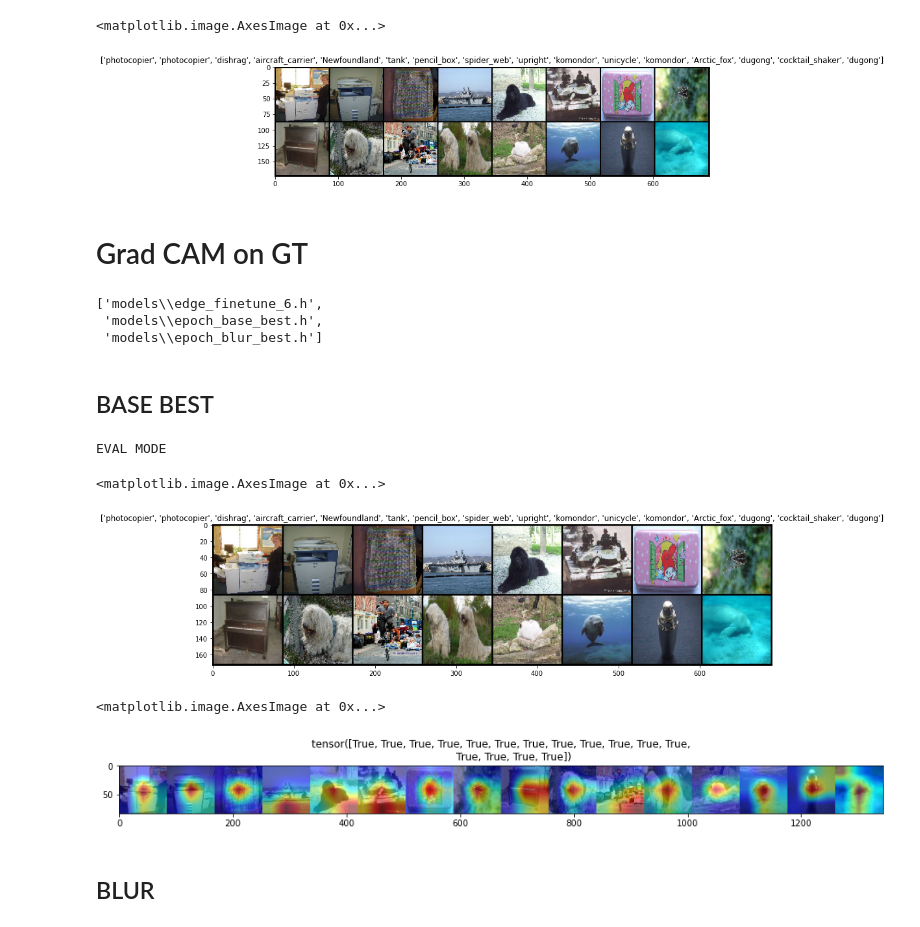
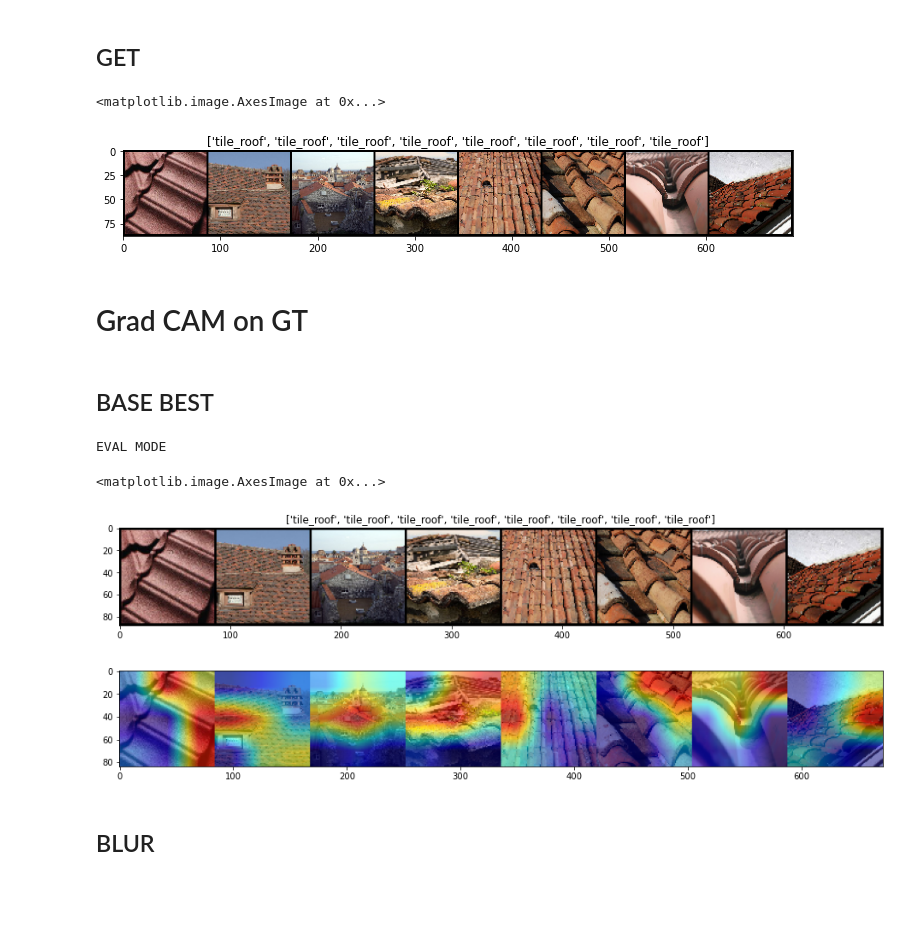
Before and after one commit to Cognitive-Systems-Laboratory/2021-AI-Highly-Cluttered-Dataset, a Jupyter notebook: metric_hyun/ImageNet-GradCAM.ipynb, the cells around one changed output. Drawn from its saved outputs; the diff is of its cells as text; code cells hidden in the pictures; blank space fills up the shorter version.

```diff
--- a/metric_hyun/ImageNet-GradCAM.ipynb
+++ b/metric_hyun/ImageNet-GradCAM.ipynb
@@ -98,19 +93,0 @@ from tqdm import tqdm()
-# %%
-correct_dict=dict()
-
-for ver in model_path:
-    model = models.resnet18(num_classes=64)
-    model.load_state_dict(torch.load(ver))
-    model.to("cuda")
-    model.eval()
-    correct_dict[os.path.basename(ver).split(".")[0]]=[]
-    with torch.no_grad():
-        for idx,(img,label) in tqdm(enumerate(val_set)):
-            img=img.unsqueeze(0).to("cuda")
-            output=model(img)
-            _, predicted = torch.max(output.data, 1)
-            if (predicted==label)[0].item():
-                correct_dict[os.path.basename(ver).split(".")[0]].append(idx)
-import pickle
-with open('saved_dictionary.pkl', 'wb') as f:
-    pickle.dump(correct_dict, f)
@@ -121,3 +94,9 @@ dict_keys(['edge_finetune_6', 'epoch_base_best', 'epoch_blur_best'])
+# %% [markdown]
+## GET
+# %%
+from tqdm import tqdm
+with open('saved_dictionary.pkl', 'rb') as f:
+     correct_dict = pickle.load(f)
 # %%
 setA=set(correct_dict['edge_finetune_6'])
 setB=set(correct_dict['epoch_base_best'])
@@ -125,25 +104,25 @@ setC=set(correct_dict['epoch_blur_best'])
 # %%
 u = set.intersection(setA, setB, setC)
 # %%
+from misc import get_labels
 import random
-random_idx=random.sample(list(u),16)
+label_name=get_labels(ds=train_set)
+u_list=[x for x in u if val_set[x][1]==labels.index("tile_roof")]
+random_idx=random.sample(list(u_list),8)
 
 IMGS=torch.stack([val_set[x][0] for x in random_idx ])
 LABELS=torch.tensor(np.stack([val_set[x][1] for x in random_idx])  )
 # %%
 import torchvision
 grid_img = torchvision.utils.make_grid(IMGS, nrow=8,normalize=True)
-data=pd.read_csv("MiniImageNet_cls.txt",sep=" ").iloc[:,0:2]
-label_dict=data.set_index('key').to_dict()['values']
-label_name=[label_dict[x] for x in  [k for k, v in train_set.class_idx.items()]]
+
 gt=[label_name[x.long()] for x in LABELS]
+plt.figure(figsize=(12,8))
+plt.title(gt)
+plt.imshow(grid_img.permute(1, 2, 0))
+# %% [output]
+<matplotlib.image.AxesImage at 0x...>
+[figure, added]
-# %%
-plt.figure(figsize=(12,8))
-plt.title(gt)
-plt.imshow(grid_img.permute(1, 2, 0))
-# %% [output]
-<matplotlib.image.AxesImage at 0x...>
-[figure, removed]
 # %% [markdown]
 # Grad CAM on GT
 # %%
@@ -151,42 +130,32 @@ target_category =LABELS.long()
 # %%
 import pandas as pd
 model_path=[os.path.join("models",x) for x in os.listdir("models")]
-# %%
-model_path
-# %% [output]
-['models\\edge_finetune_6.h',
- 'models\\epoch_base_best.h',
- 'models\\epoch_blur_best.h']
 # %% [markdown]
 ## BASE BEST
 # %%
 model = models.resnet18(num_classes=64)
 model.load_state_dict(torch.load(model_path[1]))
 target_layers = [model.layer4[-1]]
-cam = GradCAM(model=model, target_layers=target_layers, use_cuda=True)
+cam = GradCAM(model=model, target_layers=target_layers, use_cuda=True,)
 
 model.eval()
 print("EVAL MODE")
-
 grayscale_cam = cam(input_tensor=IMGS, target_category=target_category)
 output=model(IMGS.to("cuda"))
 _, predicted = torch.max(output.data, 1)
 img_numpy=np.stack([np.array(T.ToPILImage()(x*0.5+0.5)) for x in IMGS])
-imgs=np.concatenate([show_cam_on_image(img_numpy[x]/255, grayscale_cam[x], use_rgb=True) for x in range(16)],axis=1)
+imgs=np.concatenate([show_cam_on_image(img_numpy[x]/255, grayscale_cam[x], use_rgb=True) for x in range(8)],axis=1)
 fig,ax=plt.subplots(figsize=(16,4))
 ax.title.set_text(gt)
 ax.imshow(grid_img.permute(1, 2, 0))
+
+fig,ax=plt.subplots(figsize=(16,4))
+ax.imshow(imgs)
 # %% [output]
 EVAL MODE
 <matplotlib.image.AxesImage at 0x...>
-[figure, old version]
+[figure, new version]
+[figure, added]
-# %%
-fig,ax=plt.subplots(figsize=(16,4))
-ax.title.set_text((predicted.detach().cpu() == LABELS))
-ax.imshow(imgs)
-# %% [output]
-<matplotlib.image.AxesImage at 0x...>
-[figure, removed]
 # %% [markdown]
 ## BLUR
 # %%
```
Also changed, not shown: parts of 5 cells of this notebook, 4 other files.
